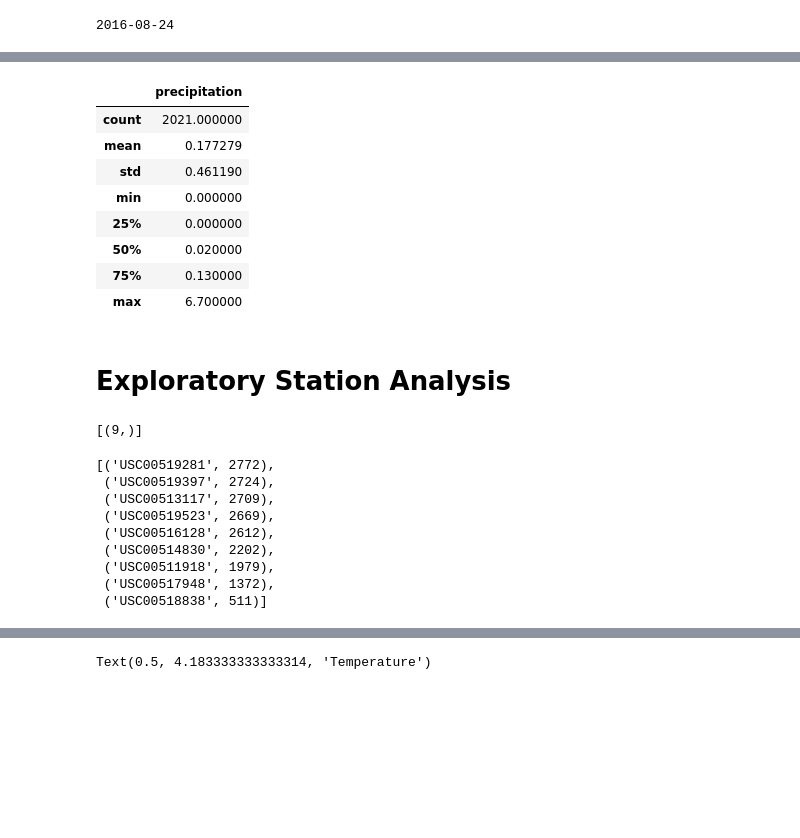
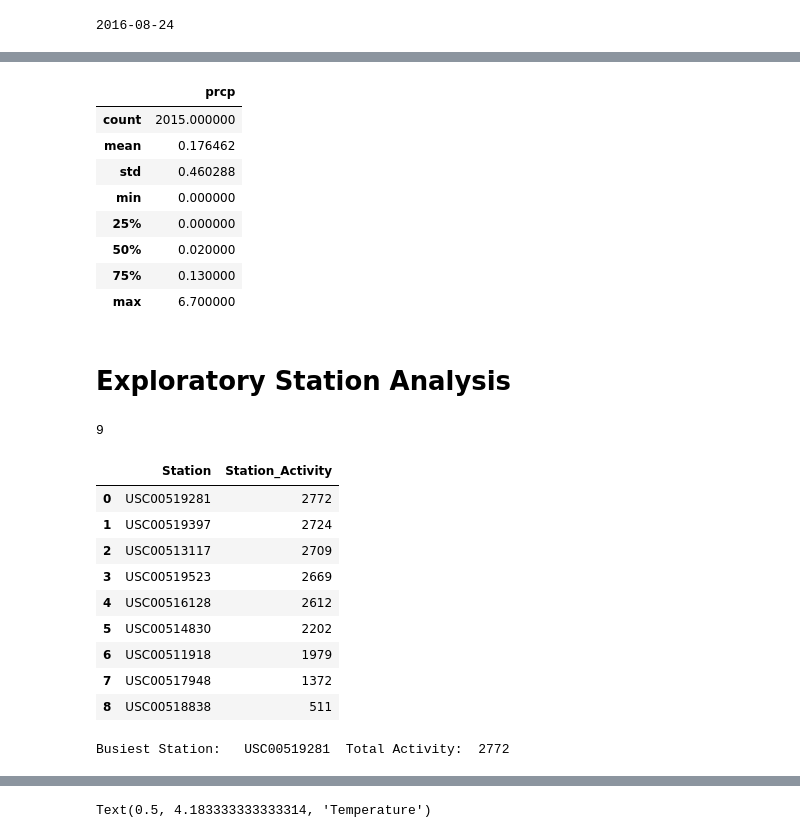
Before and after one commit to DakNewcomb/sqlalchemy_challenge, a Jupyter notebook: Starter_Code/climate_starter.ipynb, the cells around one changed output, grey strips where cells are left out. Cells and saved outputs as stored; diff of their text form; code cells hidden in the pictures; blank space fills up the shorter version.

Commit message:
Completed first graph, and halfway through station analysis

```diff
--- a/Starter_Code/climate_starter.ipynb
+++ b/Starter_Code/climate_starter.ipynb
@@ -18,6 +18,7 @@ from sqlalchemy import create_engine,inspect, func
 # %%
 # create engine to hawaii.sqlite
 engine = create_engine("sqlite:///Resources/hawaii.sqlite")
+conn = engine.connect()
 # %%
 # reflect an existing database into a new model
 Base = automap_base()
@@ -91,0 +80,10 @@ Text(0, 0.5, 'Inches')
+# %%
+# Perform a query to retrieve the data and precipitation scores
+# Save the query results as a Pandas DataFrame. Explicitly set the column names
+
+_prcp = pd.read_sql(
+    'SELECT prcp, date FROM Measurement WHERE date BETWEEN "2016-08-24" AND "2017-08-23"', conn)
+
+_prcp.set_index('date', inplace=True)
+_prcp.sort_index(inplace=True)
+_prcp.head()
@@ -92,10 +110,11 @@ Text(0, 0.5, 'Inches')
 # %%
 # Use Pandas to calculate the summary statistics for the precipitation data
+_prcp.describe()
 # %% [output]
-|  | precipitation |
-| count | 2021.000000 |
-| mean | 0.177279 |
-| std | 0.461190 |
+|  | prcp |
+| count | 2015.000000 |
+| mean | 0.176462 |
+| std | 0.460288 |
 | min | 0.000000 |
 | 25% | 0.000000 |
 | 50% | 0.020000 |
@@ -105,20 +124,33 @@ Text(0, 0.5, 'Inches')
 # Exploratory Station Analysis
 # %%
 # Design a query to calculate the total number of stations in the dataset
+num = session.query(Station.station).count()
+print(num)
 # %% [output]
-[(9,)]
+9
 # %%
 # Design a query to find the most active stations (i.e. which stations have the most rows?)
 # List the stations and their counts in descending order.
+busy_station = pd.read_sql('SELECT station, COUNT(station) FROM Measurement GROUP BY station ORDER BY COUNT(station) DESC', conn)
+activity_DF = busy_station.rename(columns ={"station":"Station", 'COUNT(station)':'Station_Activity'})
+activity_DF
 # %% [output]
-[('USC00519281', 2772),
- ('USC00519397', 2724),
- ('USC00513117', 2709),
- ('USC00519523', 2669),
- ('USC00516128', 2612),
- ('USC00514830', 2202),
- ('USC00511918', 1979),
- ('USC00517948', 1372),
- ('USC00518838', 511)]
+|  | Station | Station_Activity |
+| 0 | USC00519281 | 2772 |
+| 1 | USC00519397 | 2724 |
+| 2 | USC00513117 | 2709 |
+| 3 | USC00519523 | 2669 |
+| 4 | USC00516128 | 2612 |
+| 5 | USC00514830 | 2202 |
+| 6 | USC00511918 | 1979 |
+| 7 | USC00517948 | 1372 |
+| 8 | USC00518838 | 511 |
+# %%
+#Determine the Busiest station and its Total Activity
+max_activity = activity_DF['Station_Activity'].max()
+busiest_s = activity_DF.iloc[0,0]
+print("Busiest Station:  ", busiest_s, " Total Activity: ", max_activity)
+# %% [output]
+Busiest Station:   USC00519281  Total Activity:  2772
 # %%
 # Using the most active station id from the previous query, calculate the lowest, highest, and average temperature.
```
Also changed, not shown: parts of 6 cells of this notebook, 1 other file.
